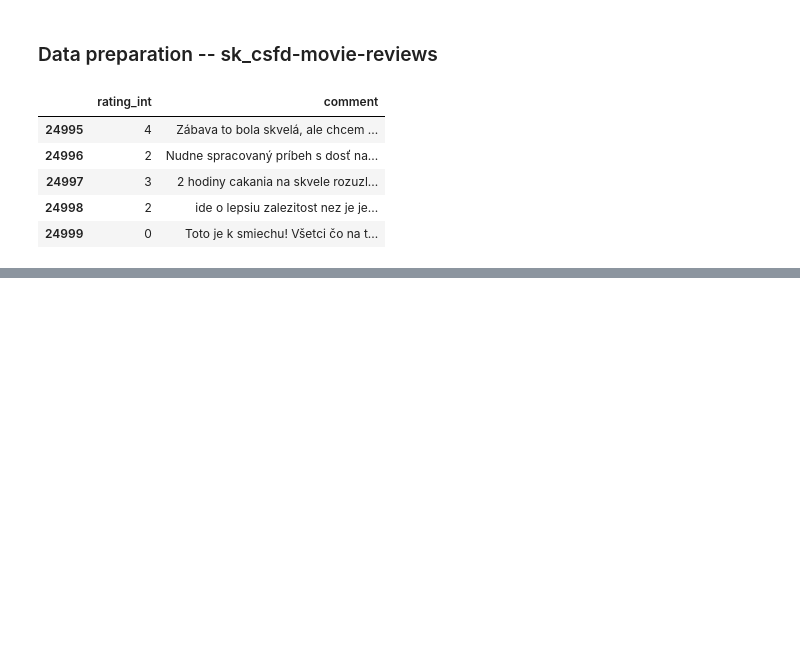
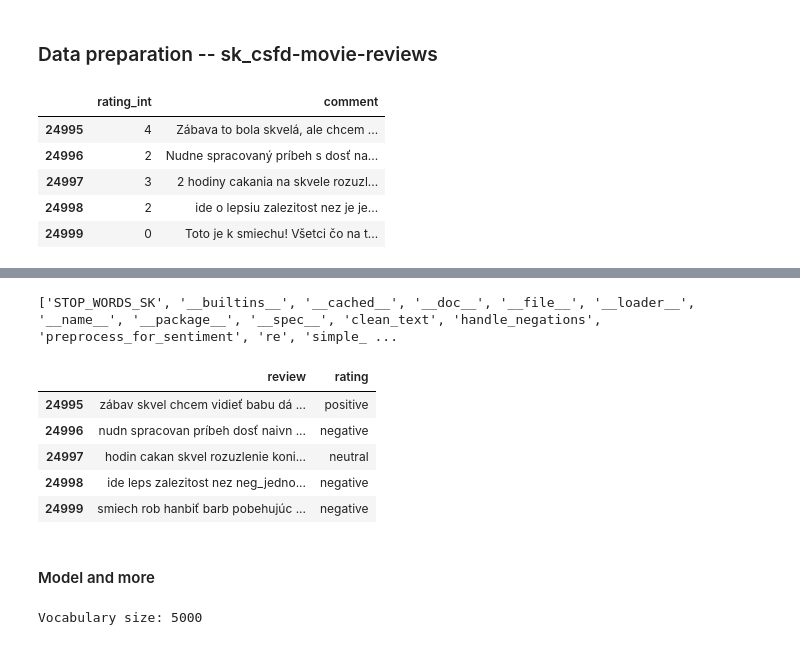
Before and after one commit to Cunoo/SentimentAnalysis, a Jupyter notebook: AI/data/main.ipynb, the cells around one changed output, grey strips where cells are left out. Cells and saved outputs as stored; diff of their text form; code cells hidden in the pictures; blank space fills up the shorter version.

Commit message:
create tokenizer, dataset, dataloader, model(first model)  and train it

```diff
--- a/AI/data/main.ipynb
+++ b/AI/data/main.ipynb
@@ -58,3 +52,21 @@ df.head()
 | 2 | ďalší výborný Almodóvar. Krásne p... | positive |
 | 3 | Diky hercum by mohl mit serial do... | negative |
 | 4 | Podobné filmy dokazujú, že aj rom... | positive |
+# %%
+import global_var as gvar
+print(dir(gvar))
+
+df['review'] = df['review'].apply(gvar.clean_text)
+df['review'] = df['review'].apply(gvar.handle_negations)
+df['review'] = df['review'].apply(gvar.preprocess_for_sentiment)
+df.tail()
+# %% [output]
+['STOP_WORDS_SK', '__builtins__', '__cached__', '__doc__', '__file__', '__loader__', '__name__', '__package__', '__spec__', 'clean_text', 'handle_negations', 'preprocess_for_sentiment', 're', 'simple_ ...
+|  | review | rating |
+| 24995 | zábav skvel chcem vidieť babu dá ... | positive |
+| 24996 | nudn spracovan príbeh dosť naivn ... | negative |
+| 24997 | hodin cakan skvel rozuzlenie koni... | neutral |
+| 24998 | ide leps zalezitost nez neg_jedno... | negative |
+| 24999 | smiech rob hanbiť barb pobehujúc ... | negative |
+# %% [markdown]
+#### Model and more
@@ -60,0 +138,5 @@ df.head()
+# %%
+tokenizer = SimpleTokenizer(X_train)
+print(f"Vocabulary size: {tokenizer.vocab_size}")
+# %% [output]
+Vocabulary size: 5000
```
Also changed, not shown: parts of 10 cells of this notebook, 1 other file.
